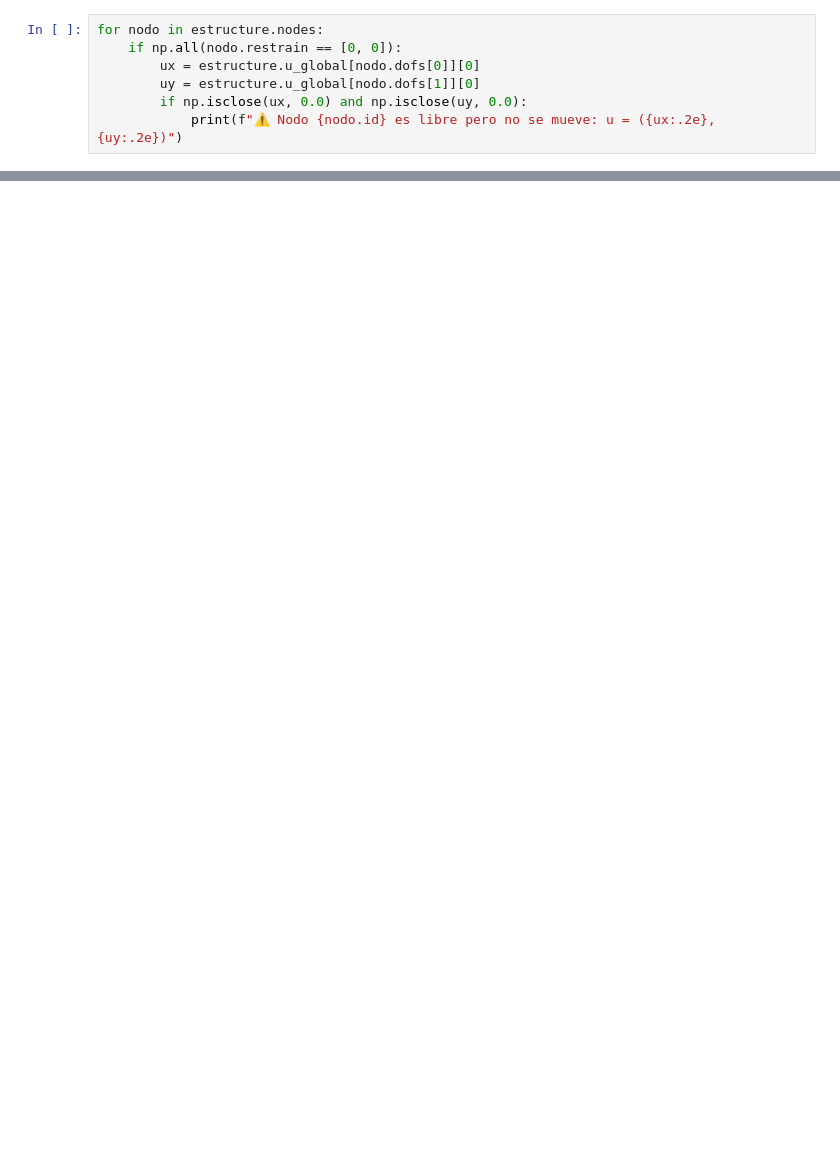
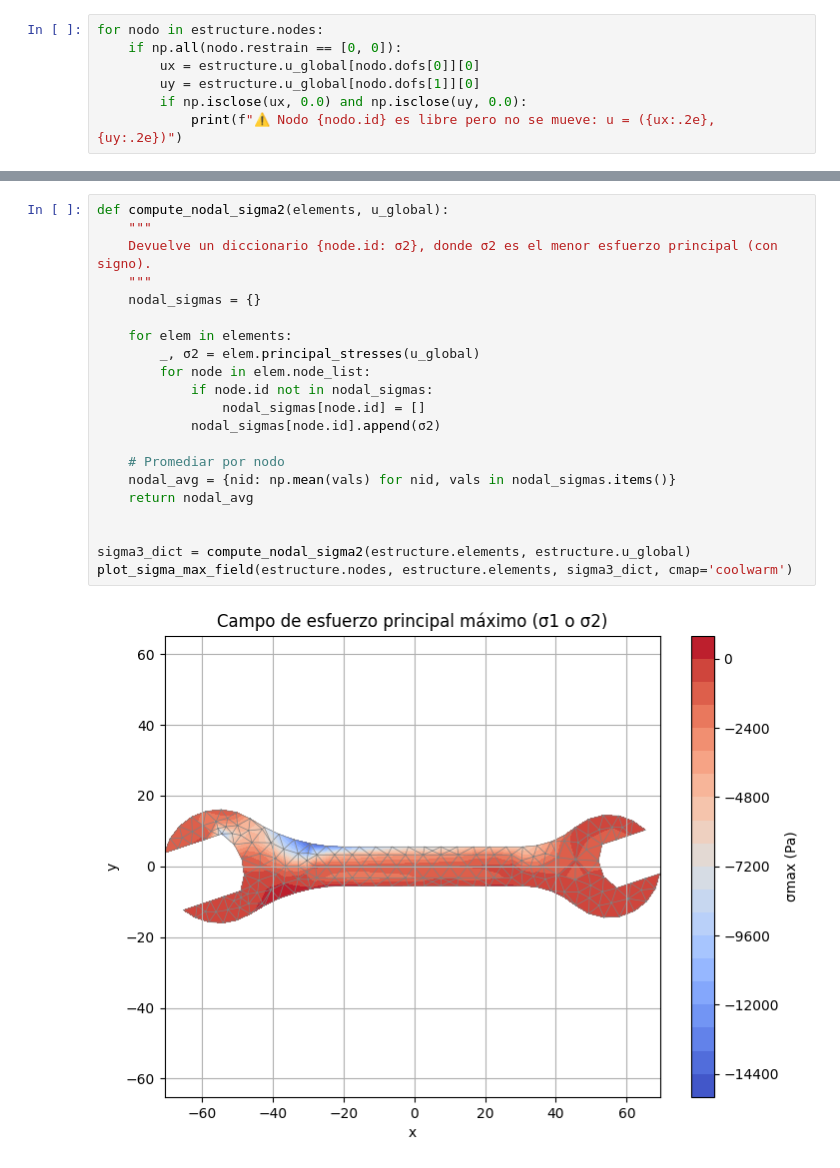
Before and after one commit to LukasWolff2002/TAREA_2_FINITE, a Jupyter notebook: ENTREGA_6/codigo.ipynb, the cells around one changed output, grey strips where cells are left out. Saved outputs shown, nothing was run; the diff lists cells and outputs as text; blank space fills up the shorter version.

```diff
--- a/ENTREGA_6/codigo.ipynb
+++ b/ENTREGA_6/codigo.ipynb
@@ -459,0 +601,23 @@ for nodo in estructure.nodes:
+# %%
+def compute_nodal_sigma2(elements, u_global):
+    """
+    Devuelve un diccionario {node.id: σ2}, donde σ2 es el menor esfuerzo principal (con signo).
+    """
+    nodal_sigmas = {}
+
+    for elem in elements:
+        _, σ2 = elem.principal_stresses(u_global)
+        for node in elem.node_list:
+            if node.id not in nodal_sigmas:
+                nodal_sigmas[node.id] = []
+            nodal_sigmas[node.id].append(σ2)
+
+    # Promediar por nodo
+    nodal_avg = {nid: np.mean(vals) for nid, vals in nodal_sigmas.items()}
+    return nodal_avg
+
+
+sigma3_dict = compute_nodal_sigma2(estructure.elements, estructure.u_global)
+plot_sigma_max_field(estructure.nodes, estructure.elements, sigma3_dict, cmap='coolwarm')
+# %% [output]
+[figure, added]
```
Also changed, not shown: parts of 14 cells of this notebook, 4 other files.
